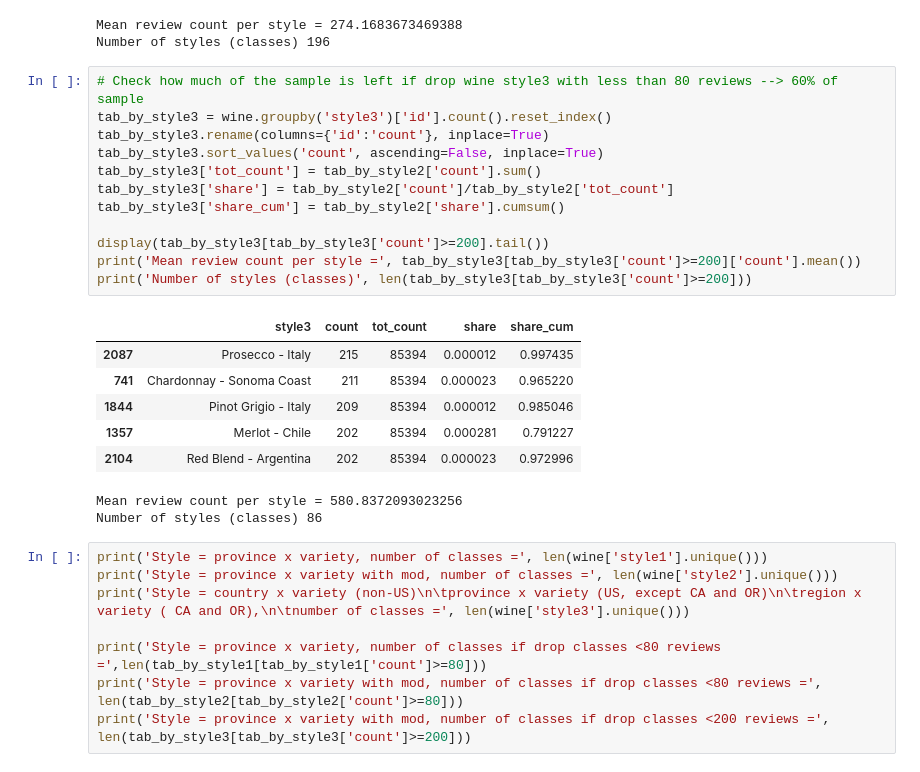
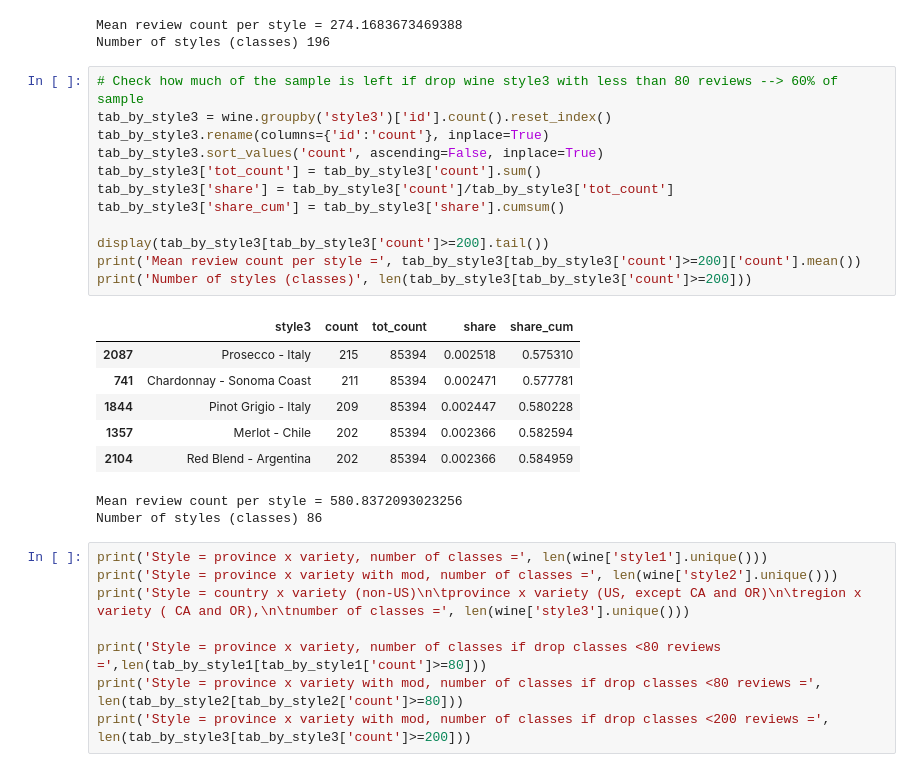
Before and after one commit to VishyFishy02/Somm_Wine_Reccomendation, a Jupyter notebook: Exploratory_Data_Analysis/EDA_old.ipynb, the cells around one changed output. Saved outputs shown, nothing was run; the diff lists cells and outputs as text.

```diff
--- a/Exploratory_Data_Analysis/EDA.ipynb
+++ b/Exploratory_Data_Analysis/EDA_old.ipynb
@@ -429,22 +433,22 @@ Number of styles (classes) 196
 # %%
 # Check how much of the sample is left if drop wine style3 with less than 80 reviews --> 60% of sample
 tab_by_style3 = wine.groupby('style3')['id'].count().reset_index()
 tab_by_style3.rename(columns={'id':'count'}, inplace=True)
 tab_by_style3.sort_values('count', ascending=False, inplace=True)
-tab_by_style3['tot_count'] = tab_by_style2['count'].sum()
-tab_by_style3['share'] = tab_by_style2['count']/tab_by_style2['tot_count']
-tab_by_style3['share_cum'] = tab_by_style2['share'].cumsum()
+tab_by_style3['tot_count'] = tab_by_style3['count'].sum()
+tab_by_style3['share'] = tab_by_style3['count']/tab_by_style3['tot_count']
+tab_by_style3['share_cum'] = tab_by_style3['share'].cumsum()
 
 display(tab_by_style3[tab_by_style3['count']>=200].tail())
 print('Mean review count per style =', tab_by_style3[tab_by_style3['count']>=200]['count'].mean())
 print('Number of styles (classes)', len(tab_by_style3[tab_by_style3['count']>=200]))
 # %% [output]
 |  | style3 | count | tot_count | share | share_cum |
-| 2087 | Prosecco - Italy | 215 | 85394 | 0.000012 | 0.997435 |
-| 741 | Chardonnay - Sonoma Coast | 211 | 85394 | 0.000023 | 0.965220 |
-| 1844 | Pinot Grigio - Italy | 209 | 85394 | 0.000012 | 0.985046 |
-| 1357 | Merlot - Chile | 202 | 85394 | 0.000281 | 0.791227 |
-| 2104 | Red Blend - Argentina | 202 | 85394 | 0.000023 | 0.972996 |
+| 2087 | Prosecco - Italy | 215 | 85394 | 0.002518 | 0.575310 |
+| 741 | Chardonnay - Sonoma Coast | 211 | 85394 | 0.002471 | 0.577781 |
+| 1844 | Pinot Grigio - Italy | 209 | 85394 | 0.002447 | 0.580228 |
+| 1357 | Merlot - Chile | 202 | 85394 | 0.002366 | 0.582594 |
+| 2104 | Red Blend - Argentina | 202 | 85394 | 0.002366 | 0.584959 |
 Mean review count per style = 580.8372093023256
 Number of styles (classes) 86
 # %%
```
Also changed, not shown: parts of 7 cells of this notebook, 1 other file.
